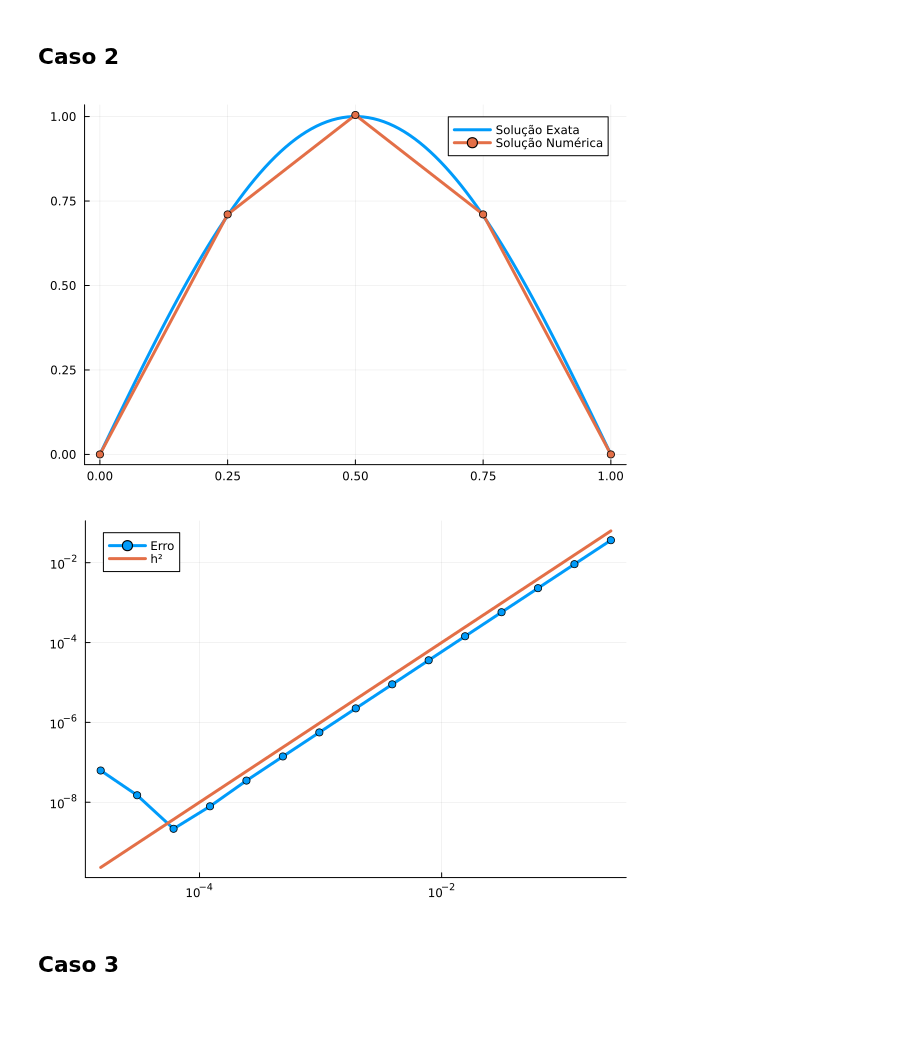
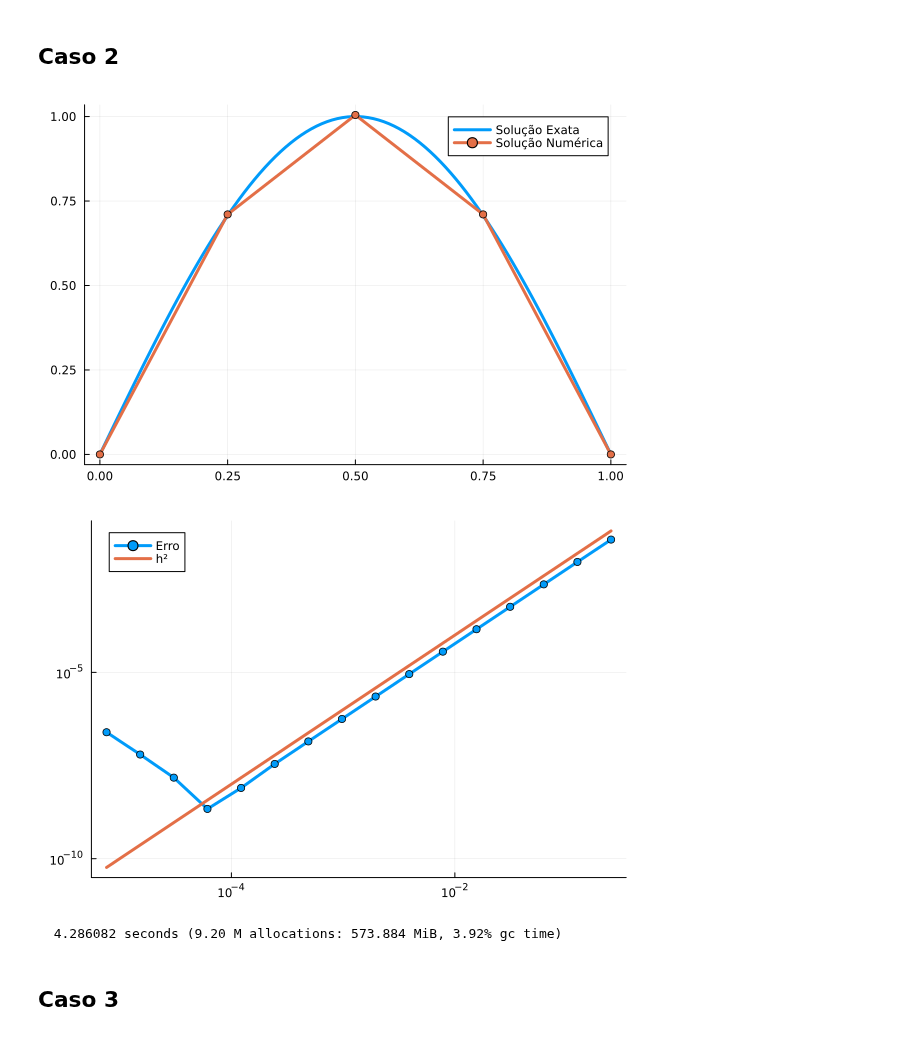
Before and after one commit to CarlosEduardoValladares/Elementos-Finitos-2024.2, a Jupyter notebook: elementos_finitos_02.ipynb, the cells around one changed output. Cells and saved outputs as stored; diff of their text form; code cells hidden in the pictures.

```diff
--- a/elementos_finitos_02.ipynb
+++ b/elementos_finitos_02.ipynb
@@ -276,27 +286,17 @@ estudo_convergencia(n_testes, f1, u1, α, β)
 # %% [markdown]
 ## Caso 2
-# %%
-α = 1.0
-β = 1.0
-ne = 4
-
-LG = monta_LG(ne)
-EQ = monta_EQ(ne)
-
-EQoLG = EQ[LG]
-
-K = monta_K_global(α, β, ne, EQoLG)
-F = monta_F_global(f2, α, β, ne, EQoLG)
-
-c = K\F
-uh = monta_uh(c)
-
-plot_exact_and_numerical(ne, u2, uh, true)
-
-n_testes = 16
-estudo_convergencia(n_testes, f2, u2, α, β)
-# %% [output]
-[figure, removed]
-[figure, removed]
+# %%
+α = 1.0
+β = 1.0
+f = f2
+u = u2
+ne = 4
+n_testes = 17
+
+@time solucao_e_teste(α, β, f, u, ne, n_testes)
+# %% [output]
+[figure, added]
+[figure, added]
+  4.286082 seconds (9.20 M allocations: 573.884 MiB, 3.92% gc time)
 # %% [markdown]
 ## Caso 3
```
Also changed, not shown: parts of 9 cells of this notebook.
